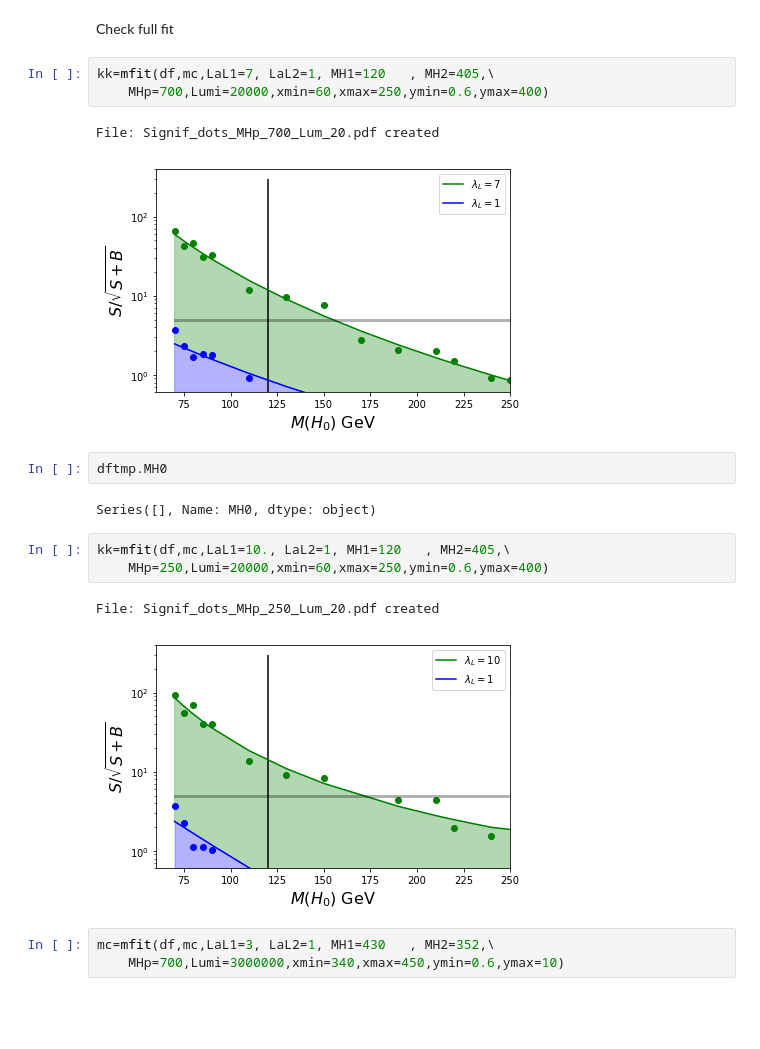
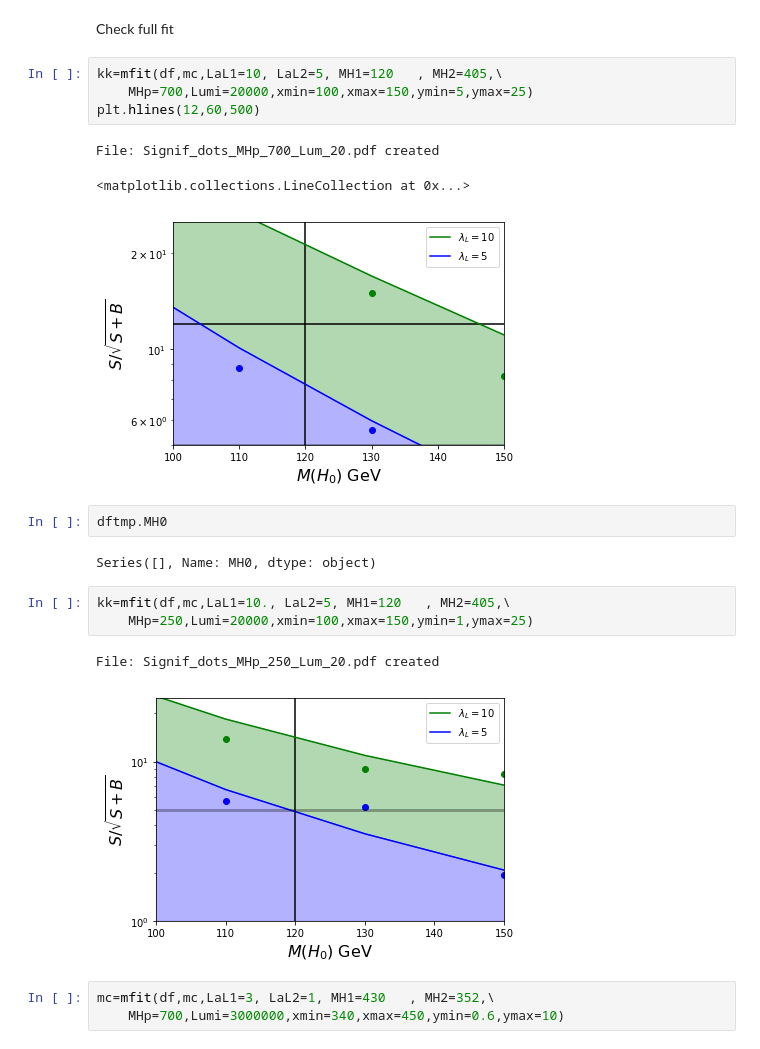
Before and after one commit to restrepo/VBF_IDM, a Jupyter notebook: Sensitivity_manual_contour.ipynb, the cells around one changed output. Saved outputs shown, nothing was run; the diff lists cells and outputs as text; blank space fills up the shorter version.

```diff
--- a/Sensitivity_manual_contour.ipynb
+++ b/Sensitivity_manual_contour.ipynb
@@ -149,21 +149,23 @@ mc=pd.DataFrame()
 # %% [markdown]
 Check full fit
 # %%
-kk=mfit(df,mc,LaL1=7, LaL2=1, MH1=120   , MH2=405,\
-    MHp=700,Lumi=20000,xmin=60,xmax=250,ymin=0.6,ymax=400)
+kk=mfit(df,mc,LaL1=10, LaL2=5, MH1=120   , MH2=405,\
+    MHp=700,Lumi=20000,xmin=100,xmax=150,ymin=5,ymax=25)
+plt.hlines(12,60,500)
 # %% [output]
 File: Signif_dots_MHp_700_Lum_20.pdf created
+<matplotlib.collections.LineCollection at 0x...>
-[figure, old version]
+[figure, new version]
 # %%
 dftmp.MH0
 # %% [output]
 Series([], Name: MH0, dtype: object)
 # %%
-kk=mfit(df,mc,LaL1=10., LaL2=1, MH1=120   , MH2=405,\
-    MHp=250,Lumi=20000,xmin=60,xmax=250,ymin=0.6,ymax=400)
+kk=mfit(df,mc,LaL1=10., LaL2=5, MH1=120   , MH2=405,\
+    MHp=250,Lumi=20000,xmin=100,xmax=150,ymin=1,ymax=25)
 # %% [output]
 File: Signif_dots_MHp_250_Lum_20.pdf created
-[figure, old version]
+[figure, new version]
 # %%
 mc=mfit(df,mc,LaL1=3, LaL2=1, MH1=430   , MH2=352,\
     MHp=700,Lumi=3000000,xmin=340,xmax=450,ymin=0.6,ymax=10)
```
